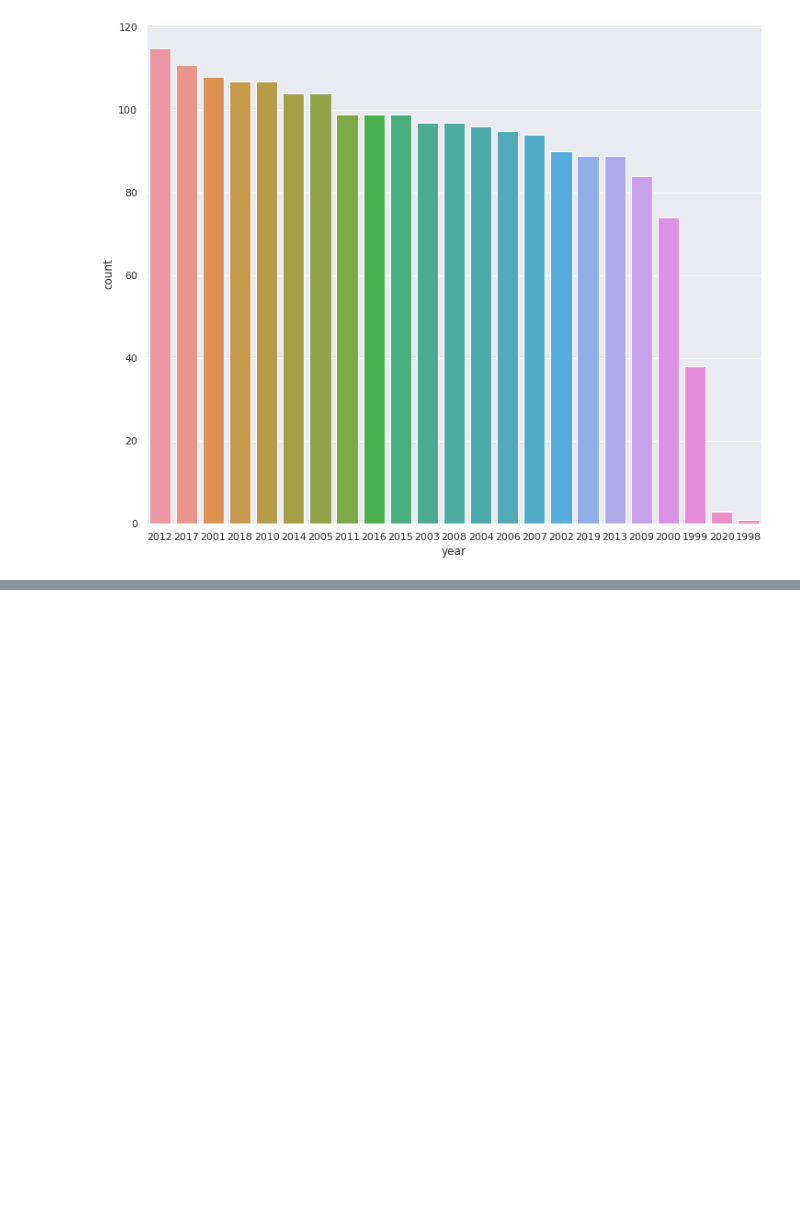
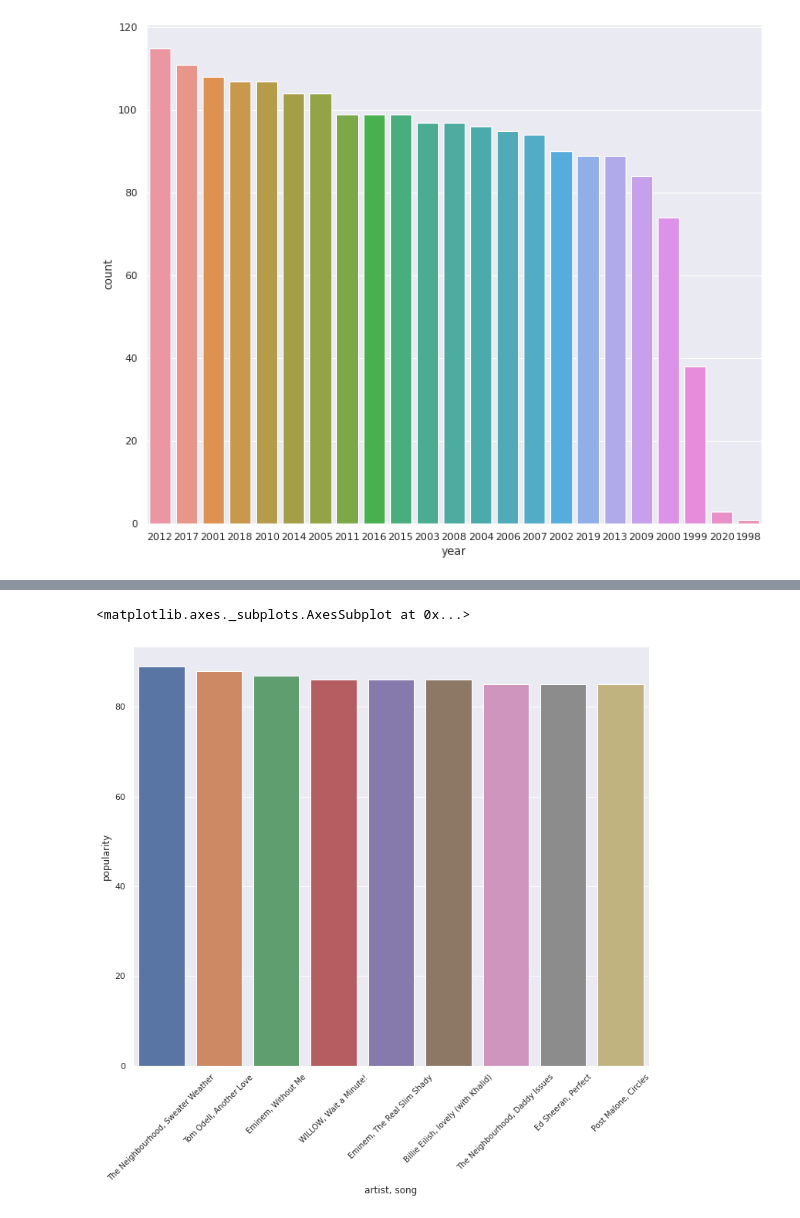
Before and after one commit to Mund99/DSUB_5.0, a Jupyter notebook: Day_6_Assignment.ipynb, the cells around one changed output, grey strips where cells are left out. Cells and saved outputs as stored; diff of their text form; code cells hidden in the pictures; blank space fills up the shorter version.

Commit message:
add two charts

```diff
--- a/Day_6_Assignment.ipynb
+++ b/Day_6_Assignment.ipynb
@@ -225,0 +226,7 @@ ax = sns.countplot(data=df, x="year", order = df['year'].value_counts().index)
+# %%
+# Obtain the required data feature
+a = df[['artist','song','popularity']]
+# %%
+# Create new column with concatenating artist name and the song
+a['artist, song'] = a['artist'].str.cat(a['song'],sep=", ")
+a
@@ -225,0 +251,5 @@ ax = sns.countplot(data=df, x="year", order = df['year'].value_counts().index)
+# %%
+# Obtain the data feature of 'artist, song' and 'popularity' onlly
+a = a.loc[:,['artist, song','popularity']]
+a = a.sort_values(by=['popularity'],ascending=False).iloc[0:10]
+a
@@ -225,0 +268,12 @@ ax = sns.countplot(data=df, x="year", order = df['year'].value_counts().index)
+# %%
+# Bar plot
+ay = sns.barplot(x='artist, song',y= 'popularity',data=a)
+
+# Set Labels
+sns.set(rc={'figure.figsize':(15,10)})
+plt.xticks(fontsize=10,rotation=45)
+
+ay
+# %% [output]
+<matplotlib.axes._subplots.AxesSubplot at 0x...>
+[figure, added]
```
Also changed, not shown: parts of 10 cells of this notebook.
